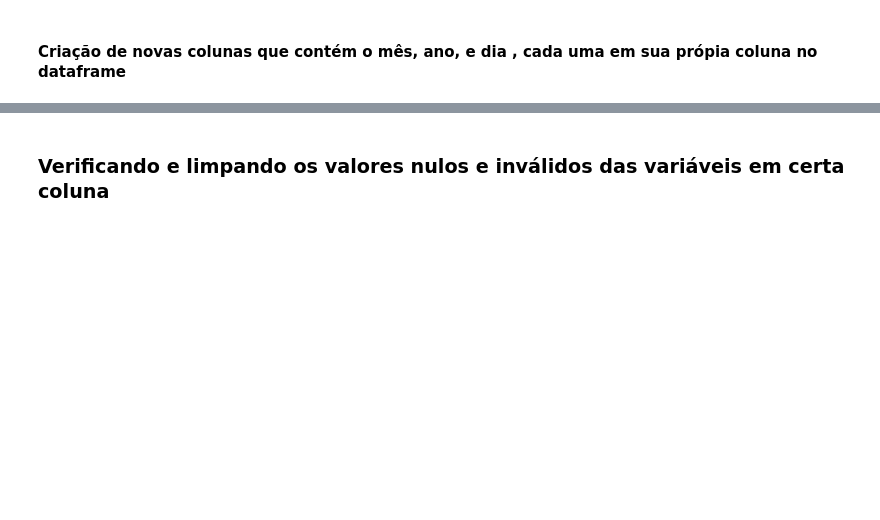
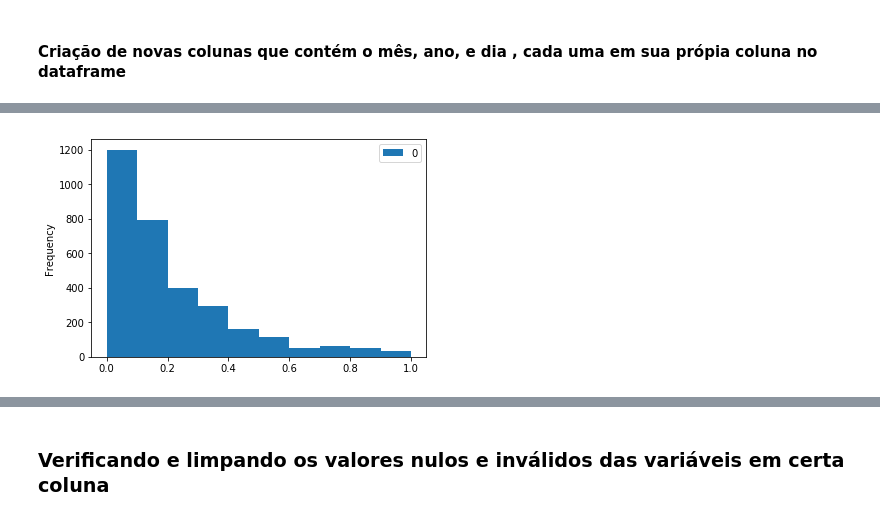
Before and after one commit to danielzf2/CDD-Projeto-Final, a Jupyter notebook: Projeto Final-9.ipynb, the cells around one changed output, grey strips where cells are left out. Saved outputs shown, nothing was run; the diff lists cells and outputs as text; code cells hidden in the pictures; blank space fills up the shorter version.

```diff
--- a/Projeto Final-9.ipynb
+++ b/Projeto Final-9.ipynb
@@ -80,0 +129,17 @@ dados_novos_junto['dia']  = pd.to_numeric(dados_novos_junto['dia'] )
+# %%
+import pandas as pd
+from sklearn import preprocessing
+# Create x, where x the 'scores' column's values as floats
+x = dados_novos_junto[['budget']].values.astype(float)
+
+# Create a minimum and maximum processor object
+min_max_scaler = preprocessing.MinMaxScaler()
+
+# Create an object to transform the data to fit minmax processor
+x_scaled = min_max_scaler.fit_transform(x)
+
+# Run the normalizer on the dataframe
+df_normalized = pd.DataFrame(x_scaled)
+df_normalized.plot.hist();
+# %% [output]
+[figure, added]
```
Also changed, not shown: parts of 36 cells of this notebook.
